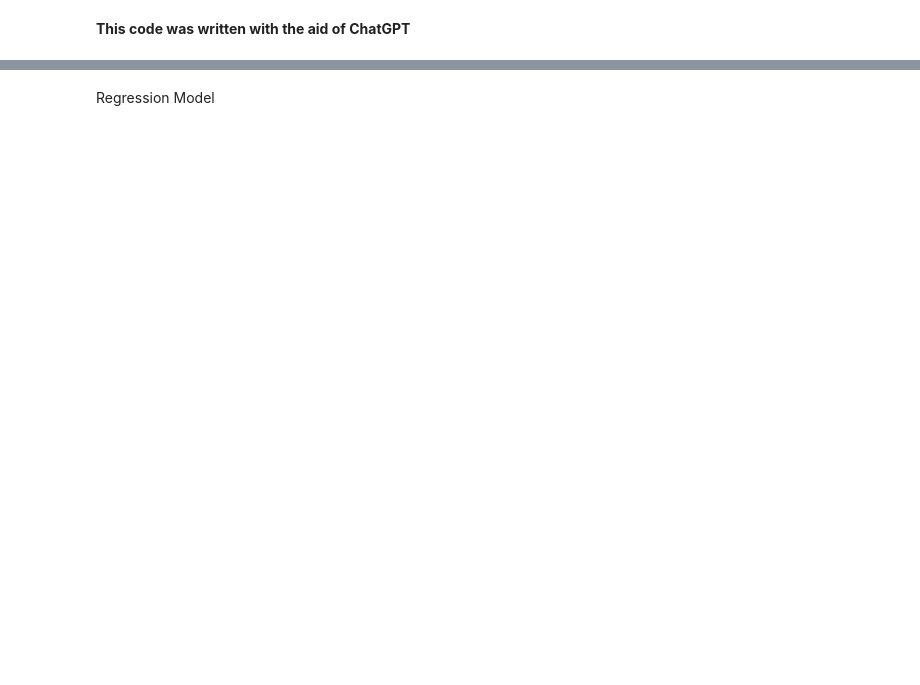
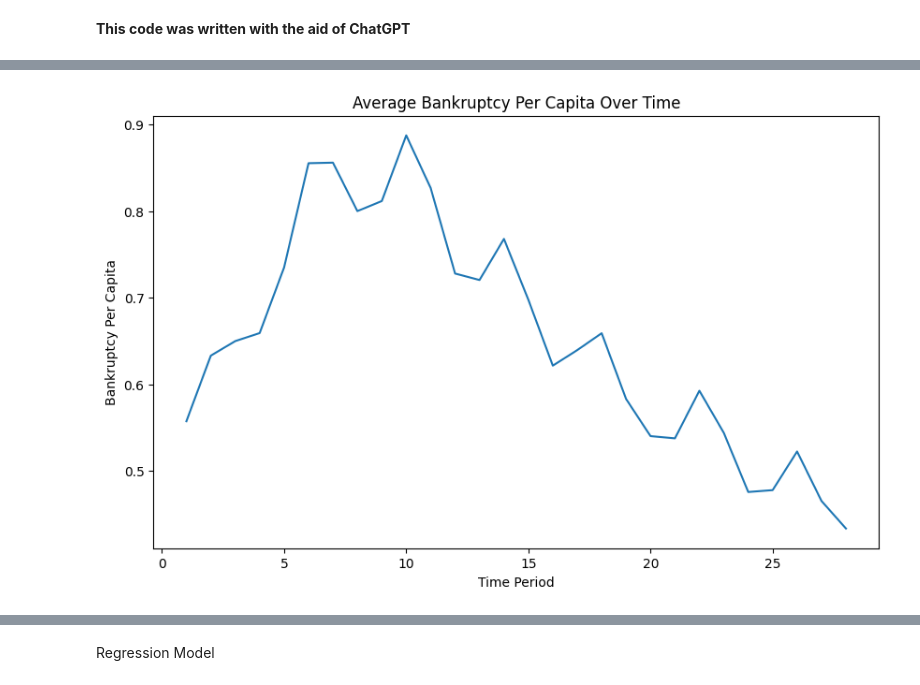
Before and after one commit to ipediz/BachehayekhafaneTMU, a Jupyter notebook: Panel_OLS_Regression.ipynb, the cells around one changed output, grey strips where cells are left out. Drawn from its saved outputs; the diff is of its cells as text; code cells hidden in the pictures; blank space fills up the shorter version.

```diff
--- a/Panel_OLS_Regression.ipynb
+++ b/Panel_OLS_Regression.ipynb
@@ -66,0 +130,8 @@ print(table)
+# %%
+Data.groupby('new_timeperiod')['bankruptcy_per_capita'].mean().plot(figsize=(10, 6))
+plt.title('Average Bankruptcy Per Capita Over Time')
+plt.ylabel('Bankruptcy Per Capita')
+plt.xlabel('Time Period')
+plt.show()
+# %% [output]
+[figure, added]
```
Also changed, not shown: parts of 14 cells of this notebook.
